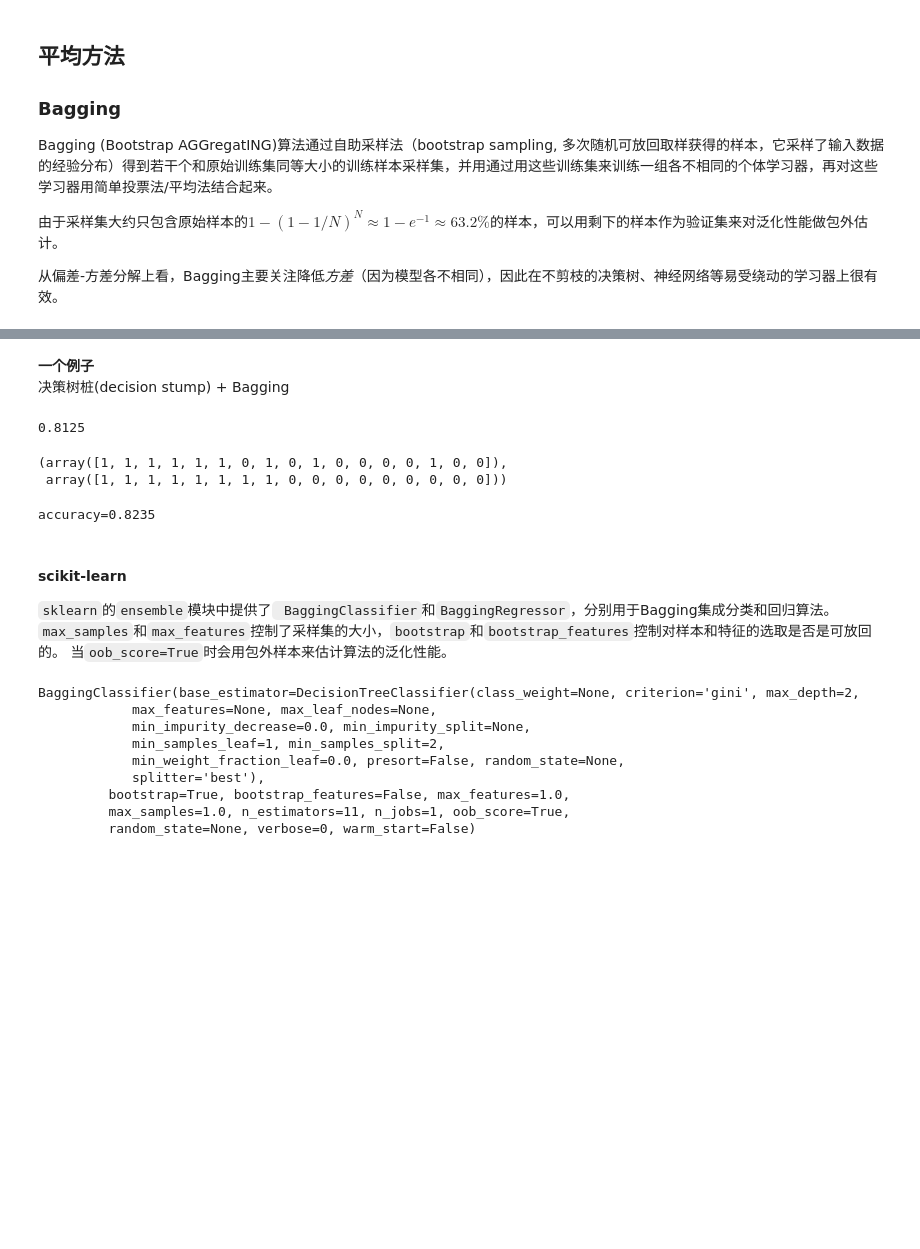
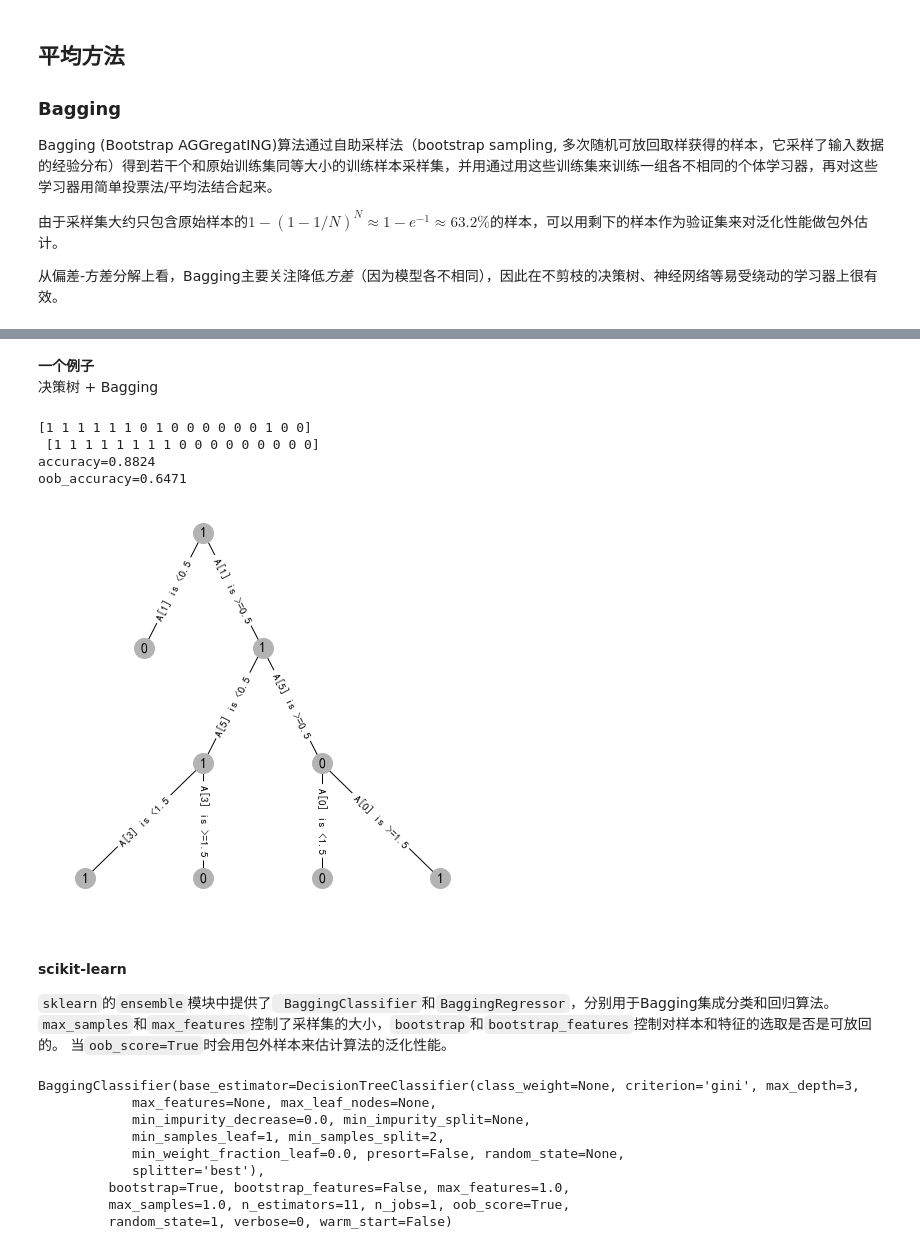
Before and after one commit to szqtc/MyMachineLearningNotes, a Jupyter notebook: 3_Trees.ipynb, the cells around one changed output, grey strips where cells are left out. Saved outputs shown, nothing was run; the diff lists cells and outputs as text; code cells hidden in the pictures; blank space fills up the shorter version.

Commit message:
implement random forest

```diff
--- a/3_Trees.ipynb
+++ b/3_Trees.ipynb
@@ -1211,6 +1209,6 @@ ax4.legend()
 # %% [markdown]
 **一个例子**
-决策树桩(decision stump) + Bagging
+决策树 + Bagging
 # %%
 class bagging:
     """
@@ -1344,20 +1384,20 @@ y4 = y_ # encoded labels
 # %%
-treebag = bagging(cart_classifier, n_estimators=11, seed=1, maxdepth=2)
-treebag.fit(X4, y4)
+treebag = bagging(cart_classifier, n_estimators=11, seed=3, maxdepth=3)
+treebag.fit(X_, y_)
-# %%
-treebag.oob_score_
-# %% [output]
-0.8125
-# %%
-y4_pred = treebag.predict(X4)
-y4_pred.ravel(), y4.ravel()
-# %% [output]
-(array([1, 1, 1, 1, 1, 1, 0, 1, 0, 1, 0, 0, 0, 0, 1, 0, 0]),
- array([1, 1, 1, 1, 1, 1, 1, 1, 0, 0, 0, 0, 0, 0, 0, 0, 0]))
-# %%
-print('accuracy={:.4f}'.format((y4_pred==y4).sum()/y4.shape[0]))
-# %% [output]
-accuracy=0.8235
+# %%
+y__pred = treebag.predict(X_)
+print(y__pred.ravel(), '\n', y_.ravel())
+print('accuracy={:.4f}'.format((y__pred==y_).sum()/y_.shape[0]))
+print('oob_accuracy={:.4f}'.format(treebag.oob_score_))
+# %% [output]
+[1 1 1 1 1 1 0 1 0 0 0 0 0 0 1 0 0]
+ [1 1 1 1 1 1 1 1 0 0 0 0 0 0 0 0 0]
+accuracy=0.8824
+oob_accuracy=0.6471
+# %%
+_ = treebag.estimators[0].visualize(figsize=(7, 7))
+# %% [output]
+[figure, added]
 # %% [markdown]
 #### scikit-learn
 `sklearn`的`ensemble`模块中提供了` BaggingClassifier`和`BaggingRegressor`，分别用于Bagging集成分类和回归算法。`max_samples`和`max_features`控制了采样集的大小，`bootstrap`和`bootstrap_features`控制对样本和特征的选取是否是可放回的。 当`oob_score=True`时会用包外样本来估计算法的泛化性能。
@@ -1367,7 +1407,7 @@ cte = ensemble.BaggingClassifier(ct, 11, oob_score=True)
 # %%
-cte.fit(X4, y4)
+cte.fit(X_, y_)
 # %% [output]
-BaggingClassifier(base_estimator=DecisionTreeClassifier(class_weight=None, criterion='gini', max_depth=2,
+BaggingClassifier(base_estimator=DecisionTreeClassifier(class_weight=None, criterion='gini', max_depth=3,
             max_features=None, max_leaf_nodes=None,
             min_impurity_decrease=0.0, min_impurity_split=None,
             min_samples_leaf=1, min_samples_split=2,
@@ -1375,5 +1415,5 @@ BaggingClassifier(base_estimator=DecisionTreeClassifier(class_weight=None, crite
             splitter='best'),
          bootstrap=True, bootstrap_features=False, max_features=1.0,
          max_samples=1.0, n_estimators=11, n_jobs=1, oob_score=True,
-         random_state=None, verbose=0, warm_start=False)
+         random_state=1, verbose=0, warm_start=False)
 # %%
```
Also changed, not shown: parts of 30 cells of this notebook, 1 other file.
